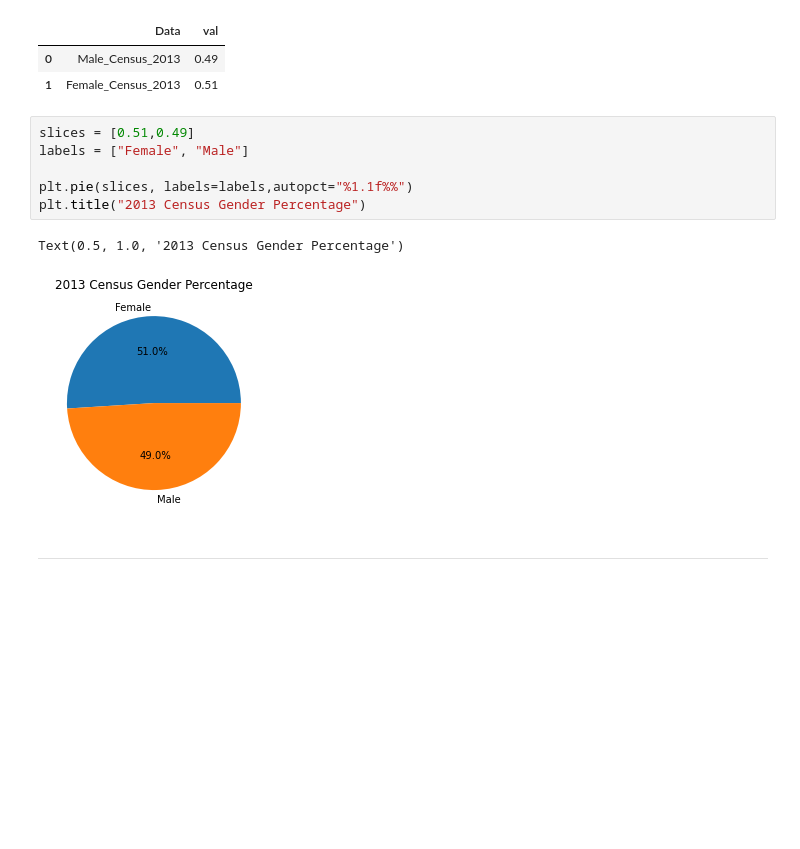
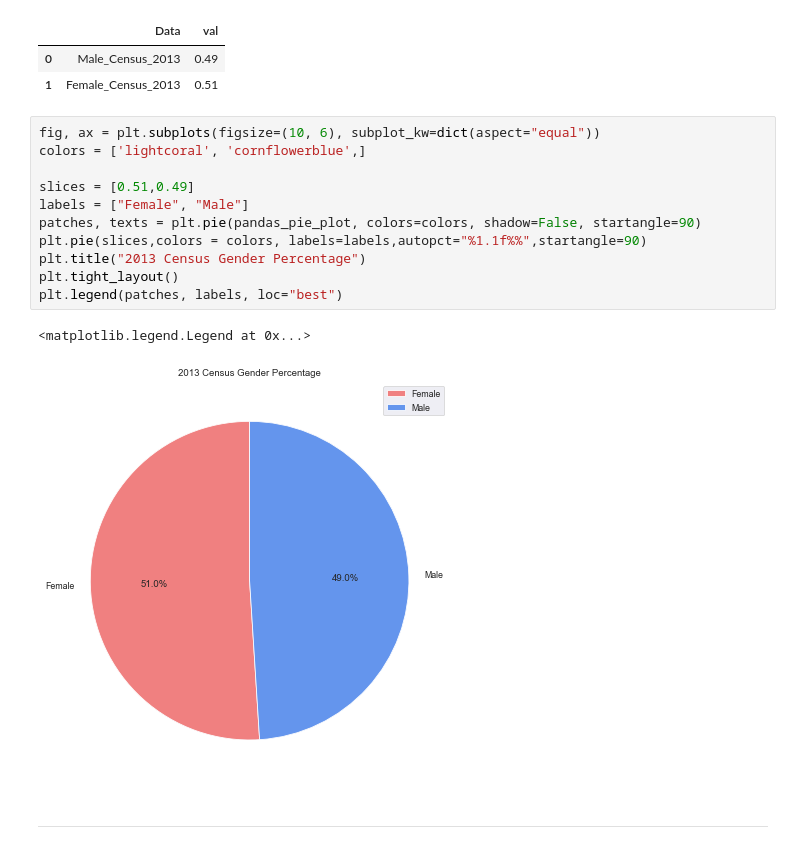
Before and after one commit to Nickfeliciano2/DUI-Statistical-Analysis-API, a Jupyter notebook: comparative_data_plots.ipynb, the cells around one changed output. Cells and saved outputs as stored; diff of their text form; blank space fills up the shorter version.

Commit message:
Worked on charts

```diff
--- a/comparative_data_plots.ipynb
+++ b/comparative_data_plots.ipynb
@@ -322,14 +345,19 @@ us_gender_df_2013
 | 0 | Male_Census_2013 | 0.49 |
 | 1 | Female_Census_2013 | 0.51 |
 # %%
+fig, ax = plt.subplots(figsize=(10, 6), subplot_kw=dict(aspect="equal"))
+colors = ['lightcoral', 'cornflowerblue',]
+
 slices = [0.51,0.49]
 labels = ["Female", "Male"]
-
-plt.pie(slices, labels=labels,autopct="%1.1f%%")
+patches, texts = plt.pie(pandas_pie_plot, colors=colors, shadow=False, startangle=90)
+plt.pie(slices,colors = colors, labels=labels,autopct="%1.1f%%",startangle=90)
 plt.title("2013 Census Gender Percentage")
+plt.tight_layout()
+plt.legend(patches, labels, loc="best")
 # %% [output]
-Text(0.5, 1.0, '2013 Census Gender Percentage')
+<matplotlib.legend.Legend at 0x...>
-[figure, old version]
+[figure, new version]
 # %% [markdown]
 -------------------------------------------------------------------------------------------------------------------------------
 # %% [markdown]
```
Also changed, not shown: parts of 19 cells of this notebook.
